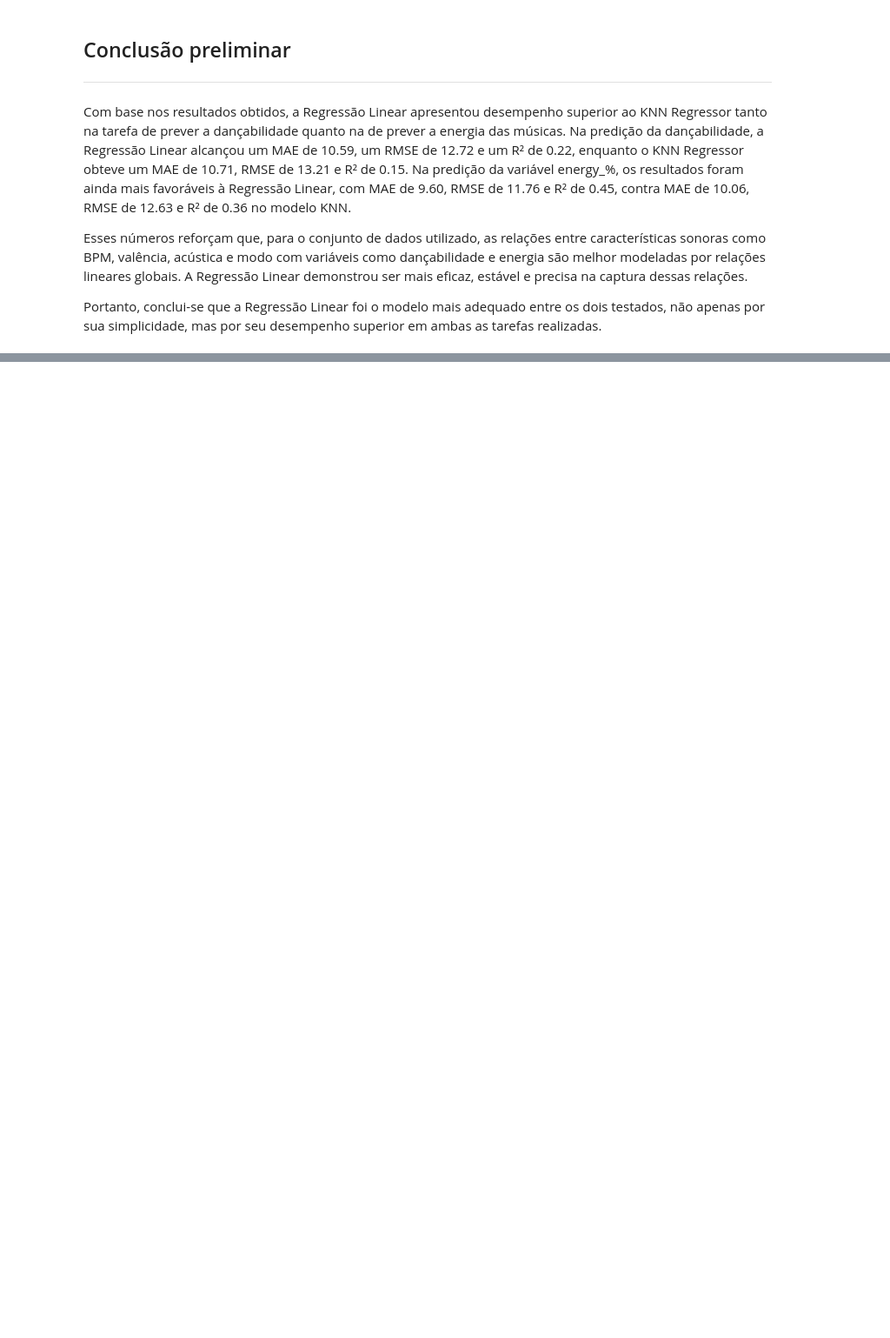
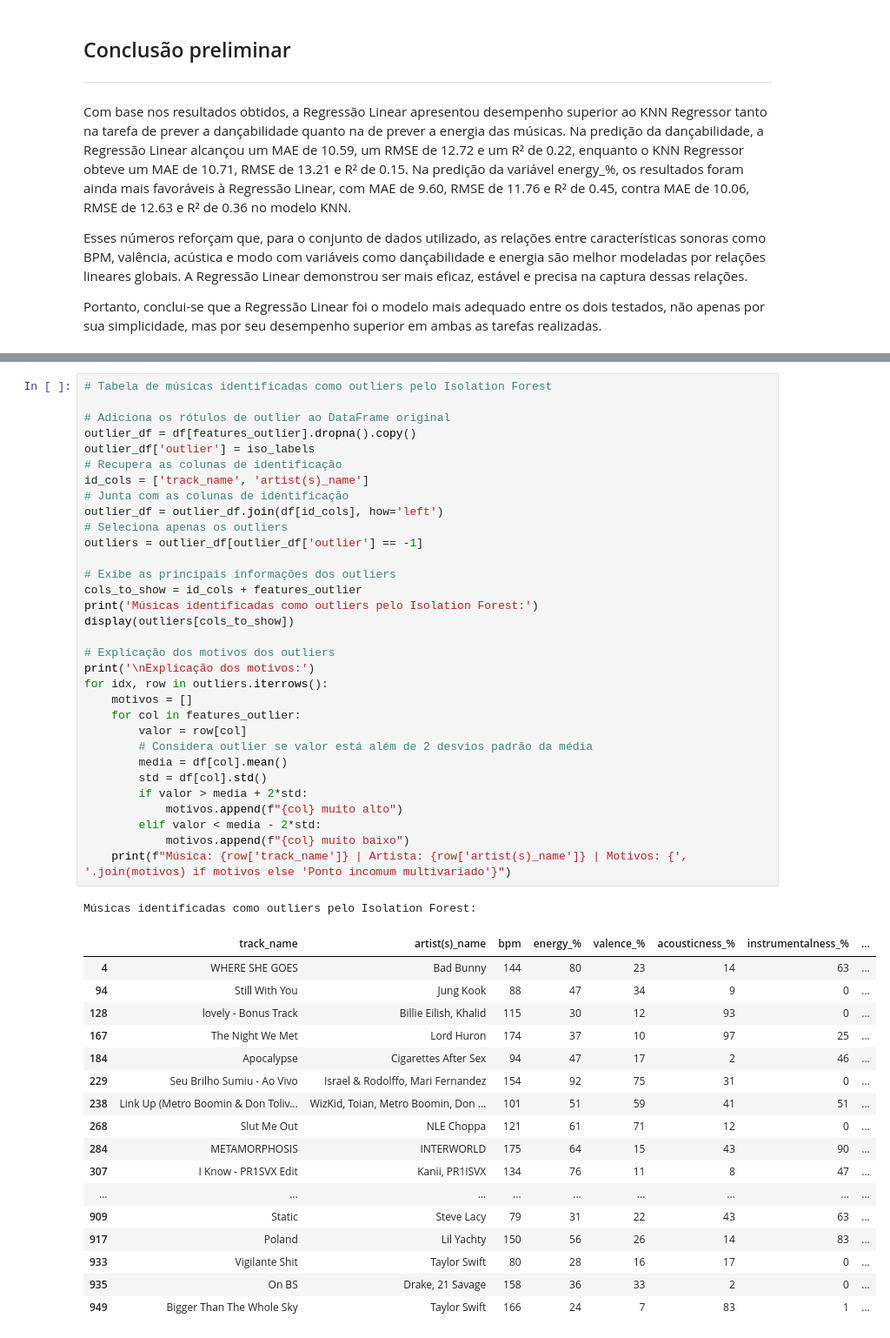
Before and after one commit to omgitsgm/projeto-ciencia-dados, a Jupyter notebook: notebook.ipynb, the cells around one changed output, grey strips where cells are left out. Shown at 87% size. Saved outputs shown, nothing was run; the diff lists cells and outputs as text; blank space fills up the shorter version.

```diff
--- a/notebook.ipynb
+++ b/notebook.ipynb
@@ -354,0 +437,51 @@ Portanto, conclui-se que a Regressão Linear foi o modelo mais adequado entre os
+# %%
+# Tabela de músicas identificadas como outliers pelo Isolation Forest
+
+# Adiciona os rótulos de outlier ao DataFrame original
+outlier_df = df[features_outlier].dropna().copy()
+outlier_df['outlier'] = iso_labels
+# Recupera as colunas de identificação
+id_cols = ['track_name', 'artist(s)_name']
+# Junta com as colunas de identificação
+outlier_df = outlier_df.join(df[id_cols], how='left')
+# Seleciona apenas os outliers
+outliers = outlier_df[outlier_df['outlier'] == -1]
+
+# Exibe as principais informações dos outliers
+cols_to_show = id_cols + features_outlier
+print('Músicas identificadas como outliers pelo Isolation Forest:')
+display(outliers[cols_to_show])
+
+# Explicação dos motivos dos outliers
+print('\nExplicação dos motivos:')
+for idx, row in outliers.iterrows():
+    motivos = []
+    for col in features_outlier:
+        valor = row[col]
+        # Considera outlier se valor está além de 2 desvios padrão da média
+        media = df[col].mean()
+        std = df[col].std()
+        if valor > media + 2*std:
+            motivos.append(f"{col} muito alto")
+        elif valor < media - 2*std:
+            motivos.append(f"{col} muito baixo")
+    print(f"Música: {row['track_name']} | Artista: {row['artist(s)_name']} | Motivos: {', '.join(motivos) if motivos else 'Ponto incomum multivariado'}")
+# %% [output]
+Músicas identificadas como outliers pelo Isolation Forest:
+|  | track_name | artist(s)_name | bpm | energy_% | valence_% | acousticness_% | instrumentalness_% | ... |
+| 4 | WHERE SHE GOES | Bad Bunny | 144 | 80 | 23 | 14 | 63 | ... |
+| 94 | Still With You | Jung Kook | 88 | 47 | 34 | 9 | 0 | ... |
+| 128 | lovely - Bonus Track | Billie Eilish, Khalid | 115 | 30 | 12 | 93 | 0 | ... |
+| 167 | The Night We Met | Lord Huron | 174 | 37 | 10 | 97 | 25 | ... |
+| 184 | Apocalypse | Cigarettes After Sex | 94 | 47 | 17 | 2 | 46 | ... |
+| 229 | Seu Brilho Sumiu - Ao Vivo | Israel & Rodolffo, Mari Fernandez | 154 | 92 | 75 | 31 | 0 | ... |
+| 238 | Link Up (Metro Boomin & Don Toliv... | WizKid, Toian, Metro Boomin, Don ... | 101 | 51 | 59 | 41 | 51 | ... |
+| 268 | Slut Me Out | NLE Choppa | 121 | 61 | 71 | 12 | 0 | ... |
+| 284 | METAMORPHOSIS | INTERWORLD | 175 | 64 | 15 | 43 | 90 | ... |
+| 307 | I Know - PR1SVX Edit | Kanii, PR1ISVX | 134 | 76 | 11 | 8 | 47 | ... |
+| ... | ... | ... | ... | ... | ... | ... | ... | ... |
+| 909 | Static | Steve Lacy | 79 | 31 | 22 | 43 | 63 | ... |
+| 917 | Poland | Lil Yachty | 150 | 56 | 26 | 14 | 83 | ... |
+| 933 | Vigilante Shit | Taylor Swift | 80 | 28 | 16 | 17 | 0 | ... |
+| 935 | On BS | Drake, 21 Savage | 158 | 36 | 33 | 2 | 0 | ... |
+| 949 | Bigger Than The Whole Sky | Taylor Swift | 166 | 24 | 7 | 83 | 1 | ... |
```
Also changed, not shown: parts of 6 cells of this notebook.
